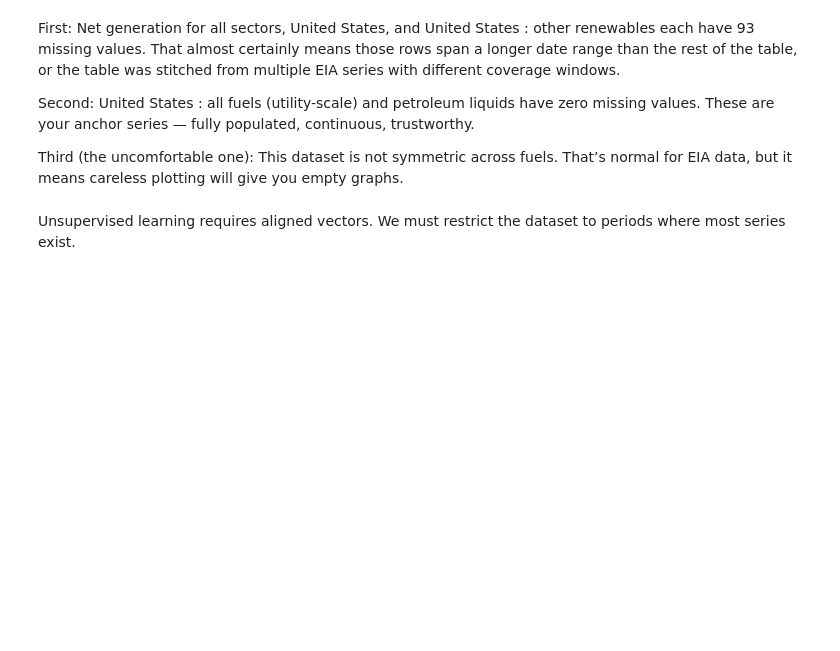
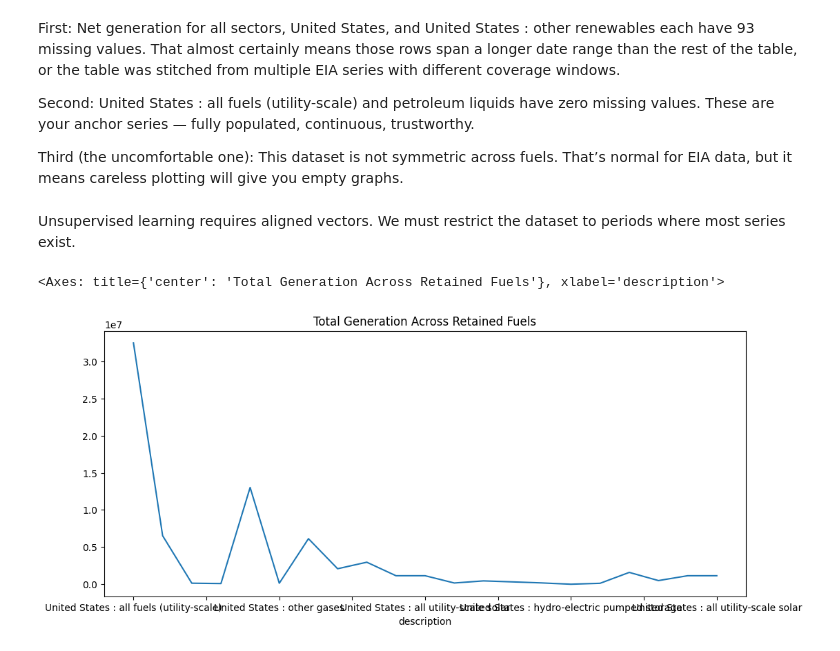
Before and after one commit to Nehemiahmageto/Unsupervised-Discovery-of-U.S.-Electricity-Consumption-Regimes-2015-2024-, a Jupyter notebook: model_2.ipynb, the cells around one changed output. Saved outputs shown, nothing was run; the diff lists cells and outputs as text; code cells hidden in the pictures; blank space fills up the shorter version.

```diff
--- a/model_2.ipynb
+++ b/model_2.ipynb
@@ -112,3 +112,8 @@ keep_cols = valid_counts[valid_counts >= threshold].index
 df_clean = df_t[keep_cols]
 # %%
 X = df_clean.T
+# %%
+X.sum(axis=1).plot(figsize=(12,5), title="Total Generation Across Retained Fuels")
+# %% [output]
+<Axes: title={'center': 'Total Generation Across Retained Fuels'}, xlabel='description'>
+[figure, added]
```
